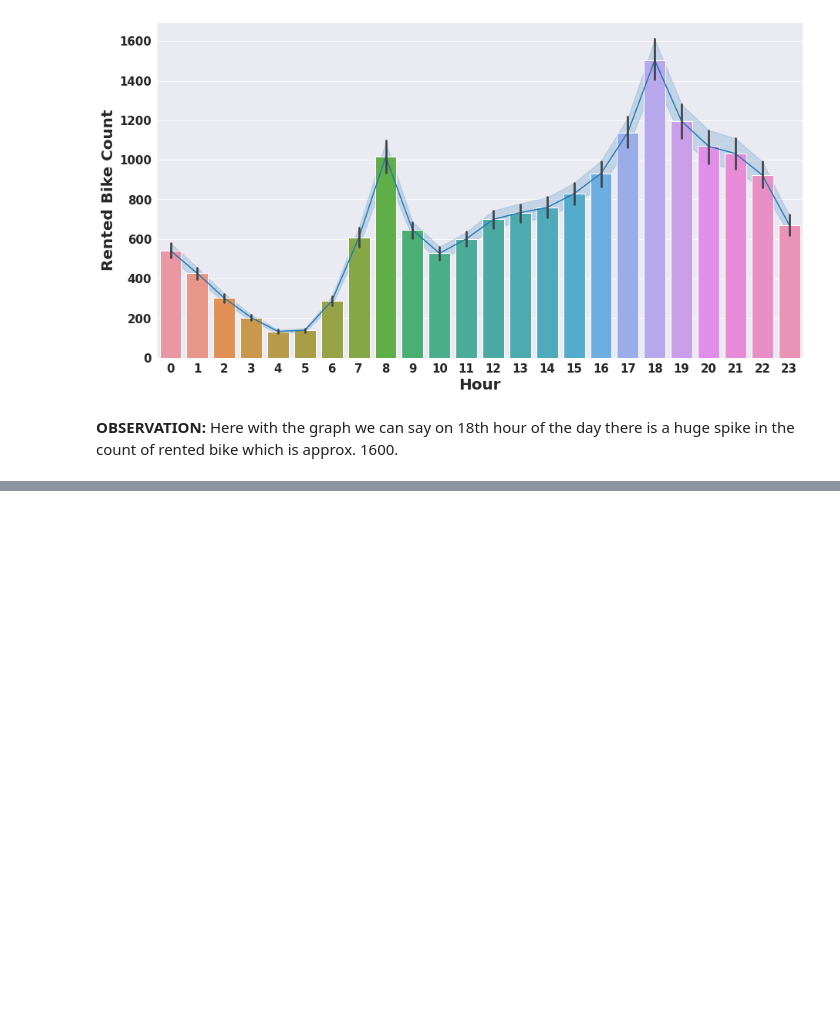
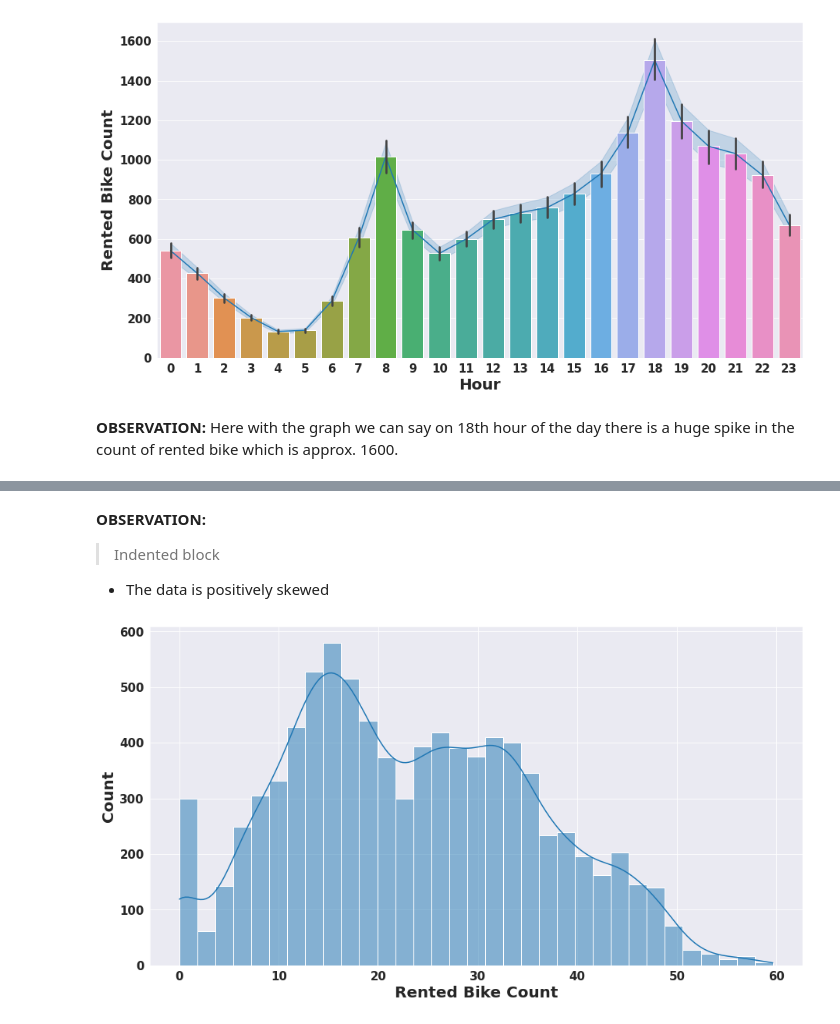
Before and after one commit to SuvOnGithub/Bike-Sharing-Demand-Prediction---Capstone-Project, a Jupyter notebook: suvenddu_Bike_Sharing_Demand_Prediction_Capstone_Project_.ipynb, the cells around one changed output, grey strips where cells are left out. Saved outputs shown, nothing was run; the diff lists cells and outputs as text; code cells hidden in the pictures; blank space fills up the shorter version.

```diff
--- a/suvenddu_Bike_Sharing_Demand_Prediction_Capstone_Project_.ipynb
+++ b/suvenddu_Bike_Sharing_Demand_Prediction_Capstone_Project_.ipynb
@@ -604,0 +613,17 @@ sns.barplot(df['Hour'],df['Rented Bike Count'])
+# %% [markdown]
+**OBSERVATION:**
+
+> Indented block
+
+
+
+
+*   The data is positively skewed
+# %%
+ import seaborn as sns
+#plotting graph
+fig, ax=plt.subplots(figsize=(15,8))
+sns.histplot(data=df, x=np.sqrt(df["Rented Bike Count"]), kde= True,ax=ax)
+plt.show()
+# %% [output]
+[figure, added]
```
Also changed, not shown: parts of 1 cell of this notebook.
